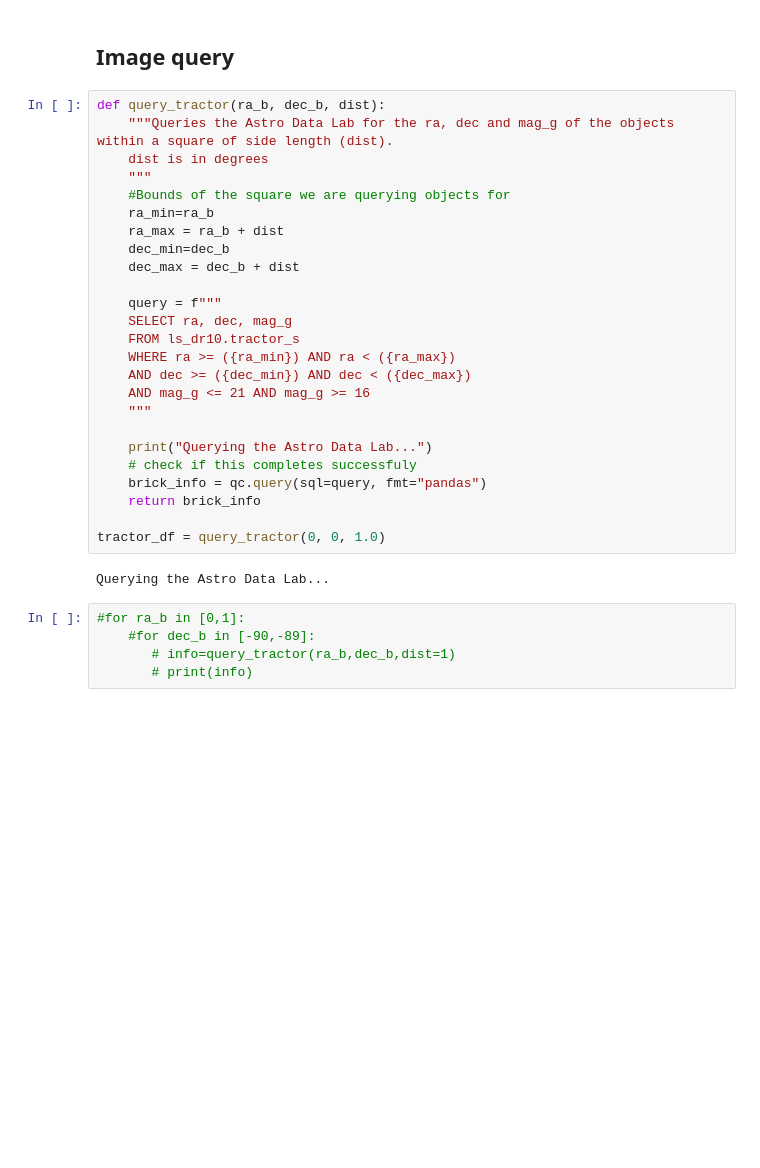
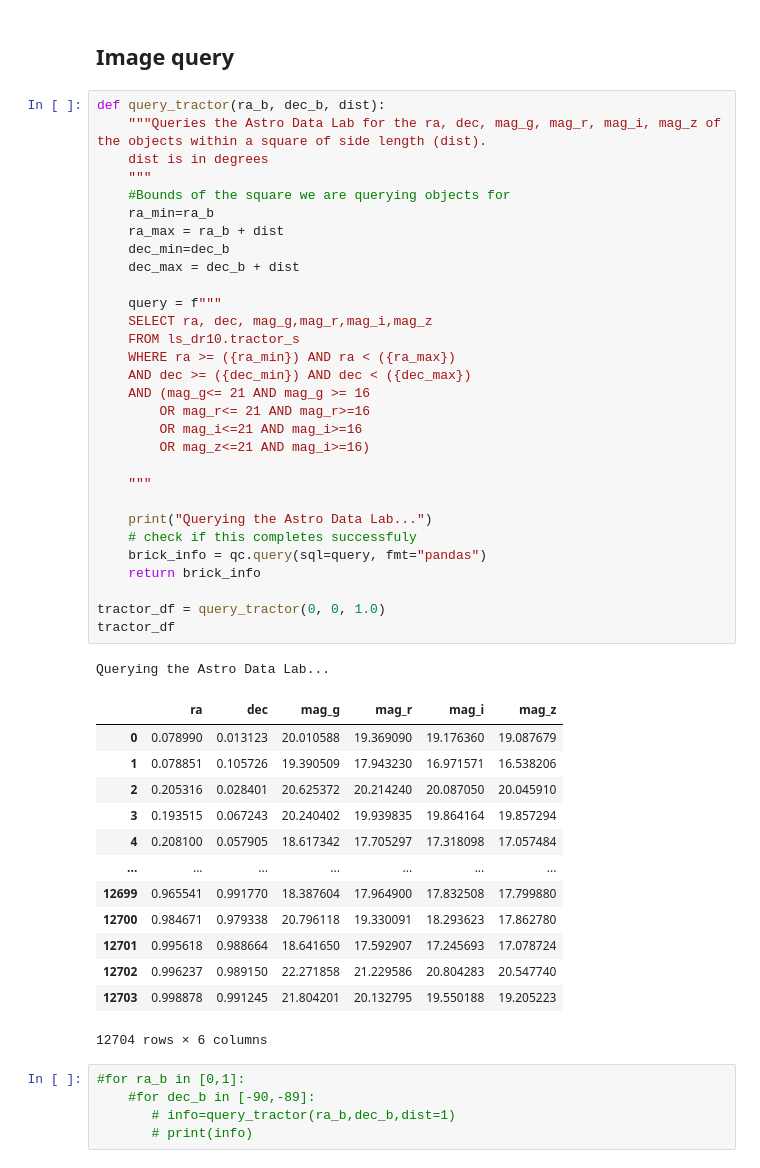
Before and after one commit to cyb0rb/WiFeS_Catalog, a Jupyter notebook: overlapping_positions.ipynb, the cells around one changed output. Cells and saved outputs as stored; diff of their text form; blank space fills up the shorter version.

```diff
--- a/overlapping_positions.ipynb
+++ b/overlapping_positions.ipynb
@@ -22,31 +22,49 @@ import pandas as pd
 ## Image query
 # %%
 def query_tractor(ra_b, dec_b, dist):
-    """Queries the Astro Data Lab for the ra, dec and mag_g of the objects within a square of side length (dist).
+    """Queries the Astro Data Lab for the ra, dec, mag_g, mag_r, mag_i, mag_z of the objects within a square of side length (dist).
     dist is in degrees
     """
     #Bounds of the square we are querying objects for
     ra_min=ra_b
     ra_max = ra_b + dist
     dec_min=dec_b
     dec_max = dec_b + dist
 
     query = f"""
-    SELECT ra, dec, mag_g
+    SELECT ra, dec, mag_g,mag_r,mag_i,mag_z
     FROM ls_dr10.tractor_s
     WHERE ra >= ({ra_min}) AND ra < ({ra_max})
     AND dec >= ({dec_min}) AND dec < ({dec_max})
-    AND mag_g <= 21 AND mag_g >= 16
+    AND (mag_g<= 21 AND mag_g >= 16
+        OR mag_r<= 21 AND mag_r>=16
+        OR mag_i<=21 AND mag_i>=16
+        OR mag_z<=21 AND mag_i>=16)
+
     """
 
     print("Querying the Astro Data Lab...")
     # check if this completes successfuly
     brick_info = qc.query(sql=query, fmt="pandas")
     return brick_info
 
 tractor_df = query_tractor(0, 0, 1.0)
+tractor_df
 # %% [output]
 Querying the Astro Data Lab...
+|  | ra | dec | mag_g | mag_r | mag_i | mag_z |
+| 0 | 0.078990 | 0.013123 | 20.010588 | 19.369090 | 19.176360 | 19.087679 |
+| 1 | 0.078851 | 0.105726 | 19.390509 | 17.943230 | 16.971571 | 16.538206 |
+| 2 | 0.205316 | 0.028401 | 20.625372 | 20.214240 | 20.087050 | 20.045910 |
+| 3 | 0.193515 | 0.067243 | 20.240402 | 19.939835 | 19.864164 | 19.857294 |
+| 4 | 0.208100 | 0.057905 | 18.617342 | 17.705297 | 17.318098 | 17.057484 |
+| ... | ... | ... | ... | ... | ... | ... |
+| 12699 | 0.965541 | 0.991770 | 18.387604 | 17.964900 | 17.832508 | 17.799880 |
+| 12700 | 0.984671 | 0.979338 | 20.796118 | 19.330091 | 18.293623 | 17.862780 |
+| 12701 | 0.995618 | 0.988664 | 18.641650 | 17.592907 | 17.245693 | 17.078724 |
+| 12702 | 0.996237 | 0.989150 | 22.271858 | 21.229586 | 20.804283 | 20.547740 |
+| 12703 | 0.998878 | 0.991245 | 21.804201 | 20.132795 | 19.550188 | 19.205223 |
+12704 rows × 6 columns
 # %%
 #for ra_b in [0,1]:
     #for dec_b in [-90,-89]:
```
